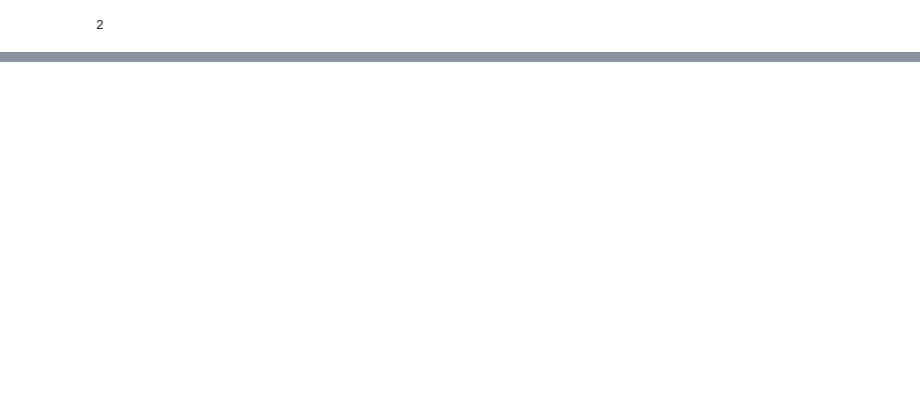
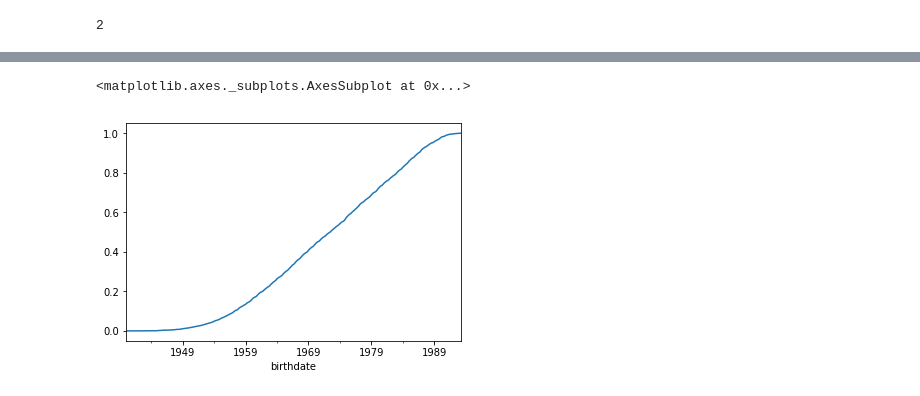
Before and after one commit to mp3sii/Panda_Intro, a Jupyter notebook: Pandas_Intro.ipynb, the cells around one changed output, grey strips where cells are left out. Drawn from its saved outputs; the diff is of its cells as text; code cells hidden in the pictures; blank space fills up the shorter version.

```diff
--- a/Pandas_Intro.ipynb
+++ b/Pandas_Intro.ipynb
@@ -667,0 +682,4 @@ mi2
+# %%
+birth_dates = pd.Series(players_df_trim_df.index, index=players_df_trim_df['birthdate'])
+birth_dates = birth_dates.sort_index()
+birth_dates.head()
@@ -667,0 +702,2 @@ mi2
+# %%
+birth_dates= birth_dates.to_period(freq='D')
@@ -667,0 +767,3 @@ mi2
+# %%
+quarter_counts = birth_dates.resample('1Q').count()
+quarter_counts.rolling(4).sum().head(10)
@@ -667,0 +795,7 @@ mi2
+# %%
+a = quarter_counts.expanding().sum()/ quarter_counts.sum()
+# %%
+a.plot()
+# %% [output]
+<matplotlib.axes._subplots.AxesSubplot at 0x...>
+[figure, added]
```
Also changed, not shown: parts of 42 cells of this notebook.
